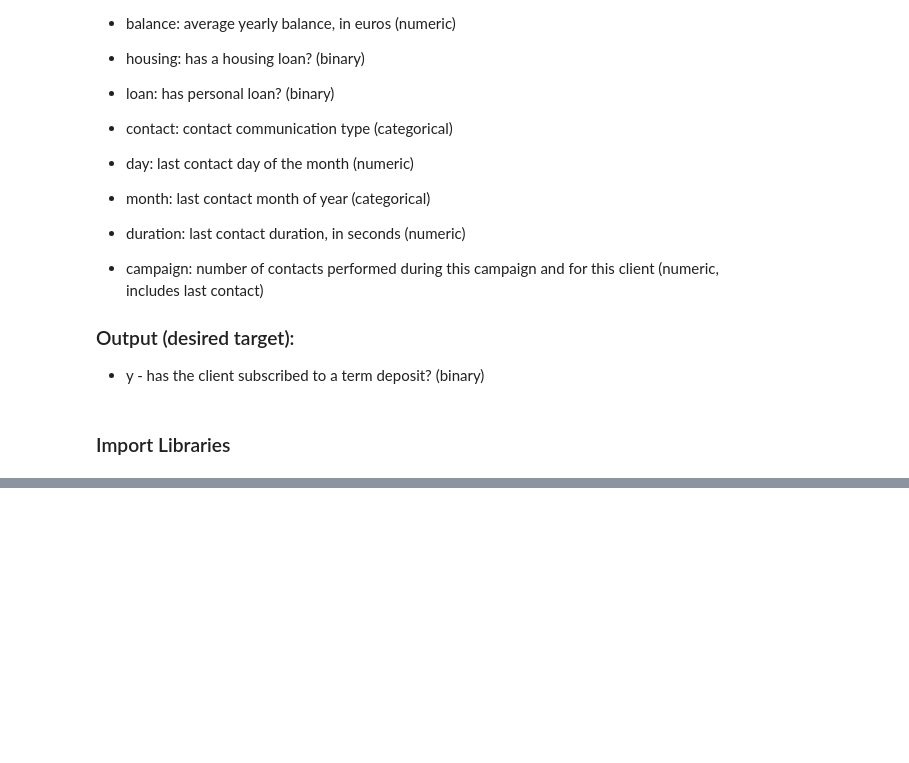
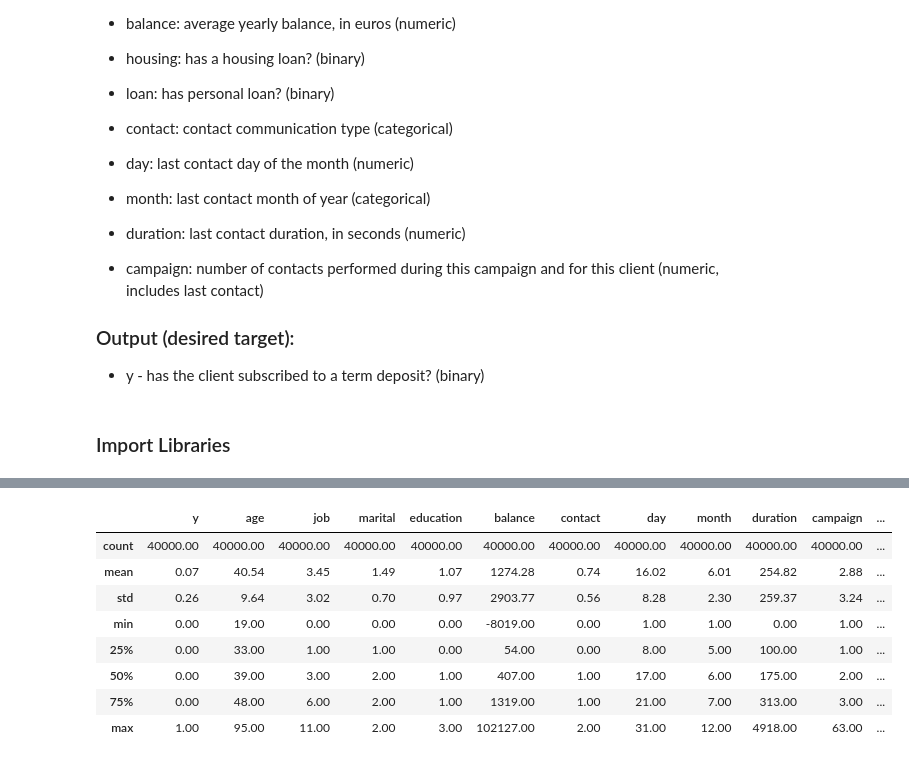
Before and after one commit to NNtorvas/TermDepositMarketing, a Jupyter notebook: term_deposit_marketing_notebook.ipynb, the cells around one changed output, grey strips where cells are left out. Cells and saved outputs as stored; diff of their text form; code cells hidden in the pictures; blank space fills up the shorter version.

```diff
--- a/term_deposit_marketing_notebook.ipynb
+++ b/term_deposit_marketing_notebook.ipynb
@@ -91,0 +236,13 @@ VBox(children=(Tab(children=(Tab(children=(GridBox(children=(VBox(children=(Grid
+# %%
+# Get statistics about the data
+data.describe()
+# %% [output]
+|  | y | age | job | marital | education | balance | contact | day | month | duration | campaign | ... |
+| count | 40000.00 | 40000.00 | 40000.00 | 40000.00 | 40000.00 | 40000.00 | 40000.00 | 40000.00 | 40000.00 | 40000.00 | 40000.00 | ... |
+| mean | 0.07 | 40.54 | 3.45 | 1.49 | 1.07 | 1274.28 | 0.74 | 16.02 | 6.01 | 254.82 | 2.88 | ... |
+| std | 0.26 | 9.64 | 3.02 | 0.70 | 0.97 | 2903.77 | 0.56 | 8.28 | 2.30 | 259.37 | 3.24 | ... |
+| min | 0.00 | 19.00 | 0.00 | 0.00 | 0.00 | -8019.00 | 0.00 | 1.00 | 1.00 | 0.00 | 1.00 | ... |
+| 25% | 0.00 | 33.00 | 1.00 | 1.00 | 0.00 | 54.00 | 0.00 | 8.00 | 5.00 | 100.00 | 1.00 | ... |
+| 50% | 0.00 | 39.00 | 3.00 | 2.00 | 1.00 | 407.00 | 1.00 | 17.00 | 6.00 | 175.00 | 2.00 | ... |
+| 75% | 0.00 | 48.00 | 6.00 | 2.00 | 1.00 | 1319.00 | 1.00 | 21.00 | 7.00 | 313.00 | 3.00 | ... |
+| max | 1.00 | 95.00 | 11.00 | 2.00 | 3.00 | 102127.00 | 2.00 | 31.00 | 12.00 | 4918.00 | 63.00 | ... |
```
Also changed, not shown: parts of 19 cells of this notebook.
